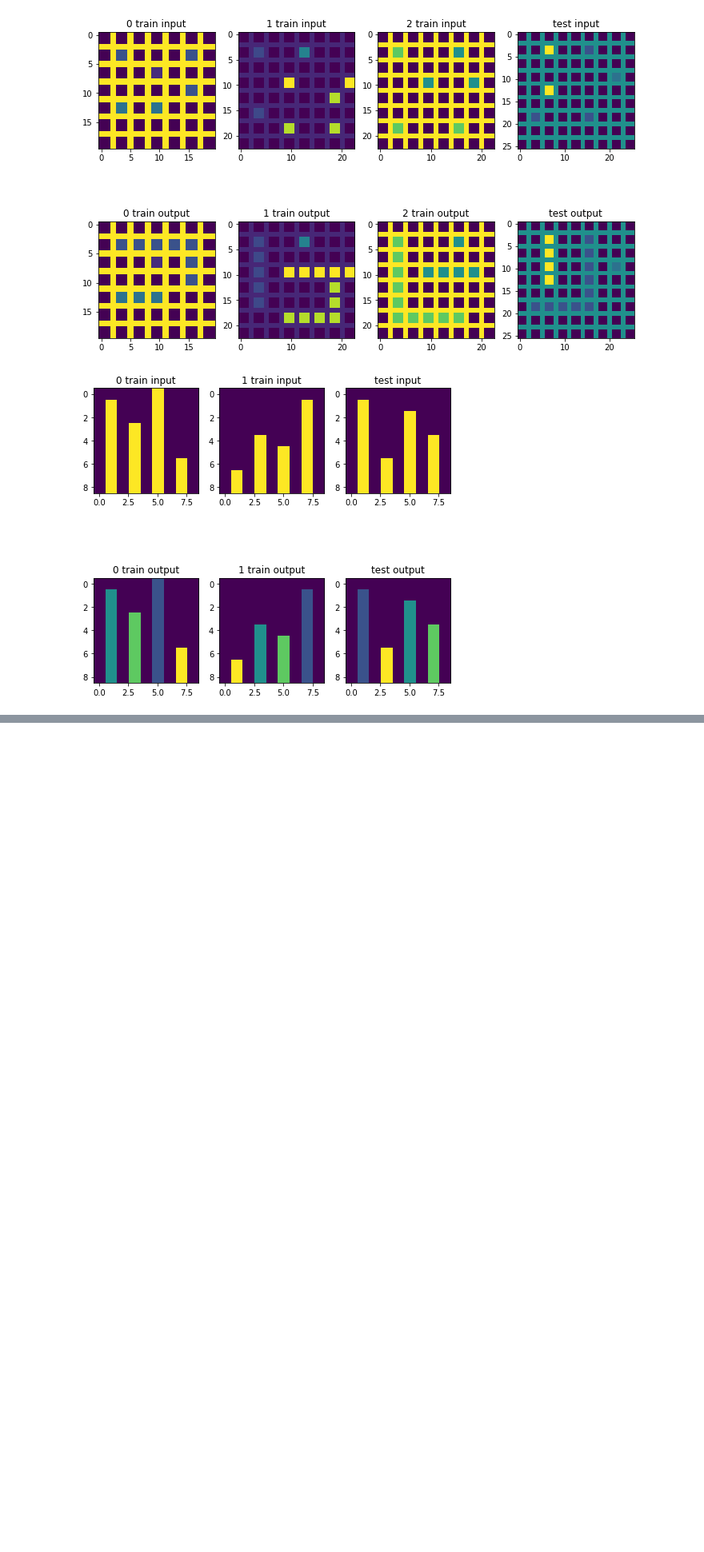
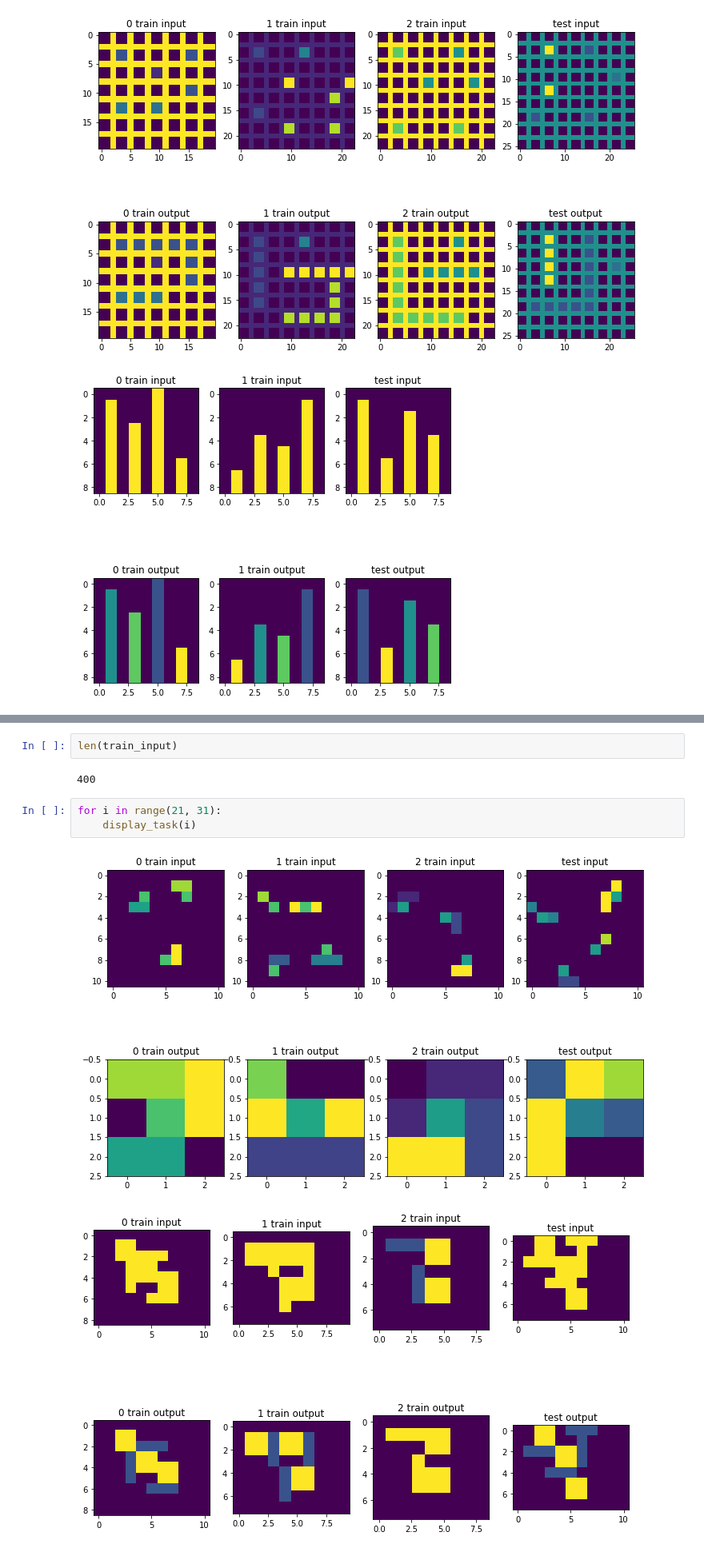
Before and after one commit to ctwayen/ARC, a Jupyter notebook: load data.ipynb, the cells around one changed output, grey strips where cells are left out. Shown at 80% size. Saved outputs shown, nothing was run; the diff lists cells and outputs as text; blank space fills up the shorter version.

```diff
--- a/load data.ipynb
+++ b/load data.ipynb
@@ -74,0 +126,10 @@ for i in range(3, 10):
+# %%
+len(train_input)
+# %% [output]
+400
+# %%
+for i in range(21, 31):
+    display_task(i)
+# %% [output]
+[figure, added]
+[figure, added]
```
Also changed, not shown: parts of 9 cells of this notebook, 1 other file.
